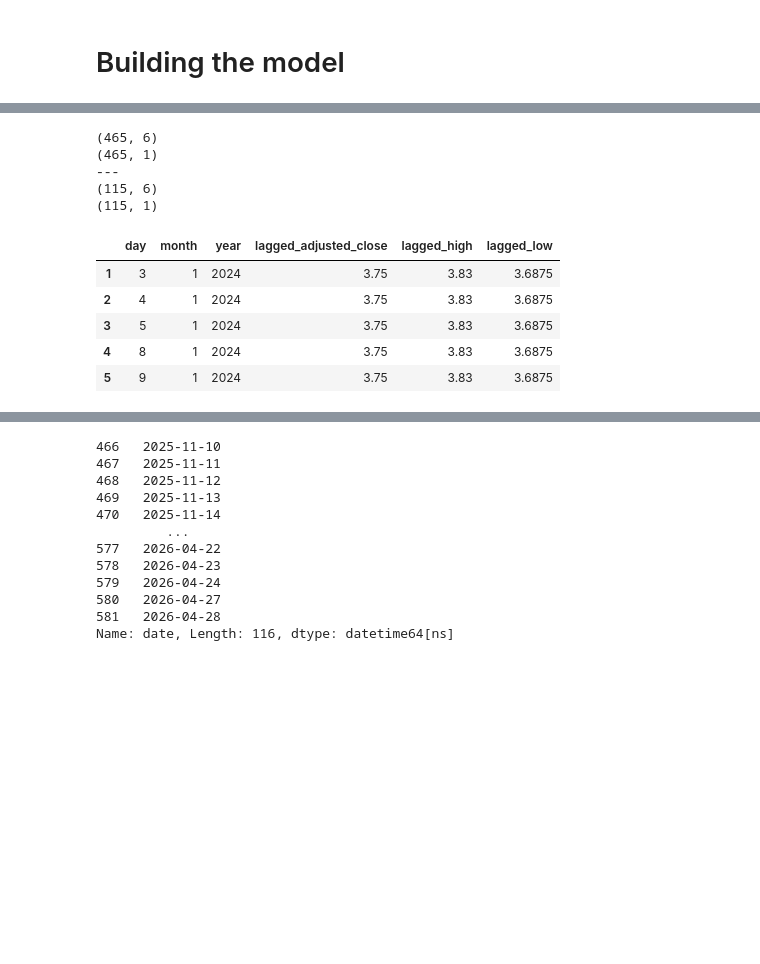
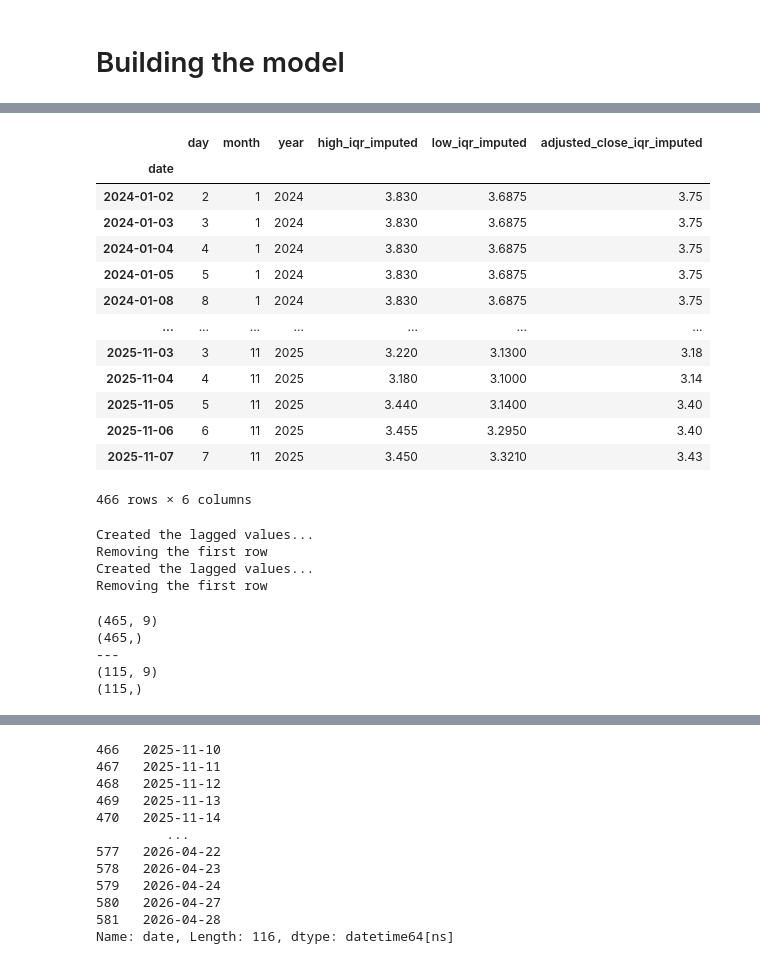
Before and after one commit to Thomas-Nguyen12/NewsApplication, a Jupyter notebook: notebooks/vinfast_time_series.ipynb, the cells around one changed output, grey strips where cells are left out. Drawn from its saved outputs; the diff is of its cells as text; code cells hidden in the pictures; blank space fills up the shorter version.

```diff
--- a/notebooks/vinfast_time_series.ipynb
+++ b/notebooks/vinfast_time_series.ipynb
@@ -739,24 +865,41 @@ from xgboost import XGBRegressor
+# %%
+X_train_transformed
+# %% [output]
+|  | day | month | year | high_iqr_imputed | low_iqr_imputed | adjusted_close_iqr_imputed |
+| date |  |  |  |  |  |  |
+| 2024-01-02 | 2 | 1 | 2024 | 3.830 | 3.6875 | 3.75 |
+| 2024-01-03 | 3 | 1 | 2024 | 3.830 | 3.6875 | 3.75 |
+| 2024-01-04 | 4 | 1 | 2024 | 3.830 | 3.6875 | 3.75 |
+| 2024-01-05 | 5 | 1 | 2024 | 3.830 | 3.6875 | 3.75 |
+| 2024-01-08 | 8 | 1 | 2024 | 3.830 | 3.6875 | 3.75 |
+| ... | ... | ... | ... | ... | ... | ... |
+| 2025-11-03 | 3 | 11 | 2025 | 3.220 | 3.1300 | 3.18 |
+| 2025-11-04 | 4 | 11 | 2025 | 3.180 | 3.1000 | 3.14 |
+| 2025-11-05 | 5 | 11 | 2025 | 3.440 | 3.1400 | 3.40 |
+| 2025-11-06 | 6 | 11 | 2025 | 3.455 | 3.2950 | 3.40 |
+| 2025-11-07 | 7 | 11 | 2025 | 3.450 | 3.3210 | 3.43 |
+466 rows × 6 columns
+# %%
+# building the lagging
+X_train_transformed = X_train.build_lagging(dataframe=X_train_transformed)
+X_test_transformed = X_train.build_lagging(dataframe=X_test_transformed)
+# %% [output]
+Created the lagged values...
+Removing the first row
+Created the lagged values...
+Removing the first row
 # %%
-print (np.shape(X_train))
+print (np.shape(X_train_transformed))
 print (np.shape(Y_train))
 print ("---")
-print (np.shape(X_test))
+print (np.shape(X_test_transformed))
 print (np.shape(Y_test))
 # %% [output]
-(465, 6)
-(465, 1)
+(465, 9)
+(465,)
 ---
-(115, 6)
-(115, 1)
+(115, 9)
+(115,)
-# %%
-X_train.head()
-# %% [output]
-|  | day | month | year | lagged_adjusted_close | lagged_high | lagged_low |
-| 1 | 3 | 1 | 2024 | 3.75 | 3.83 | 3.6875 |
-| 2 | 4 | 1 | 2024 | 3.75 | 3.83 | 3.6875 |
-| 3 | 5 | 1 | 2024 | 3.75 | 3.83 | 3.6875 |
-| 4 | 8 | 1 | 2024 | 3.75 | 3.83 | 3.6875 |
-| 5 | 9 | 1 | 2024 | 3.75 | 3.83 | 3.6875 |
 # %%
 import joblib
 # %%
```
Also changed, not shown: parts of 15 cells of this notebook, 4 other files.
